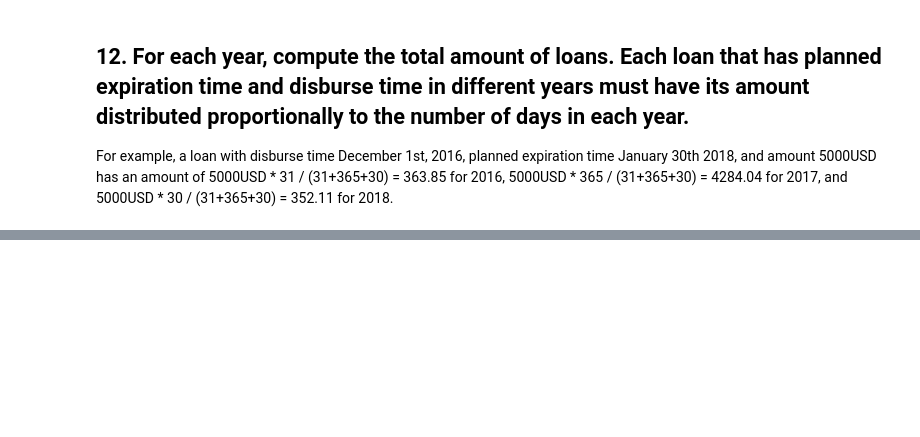
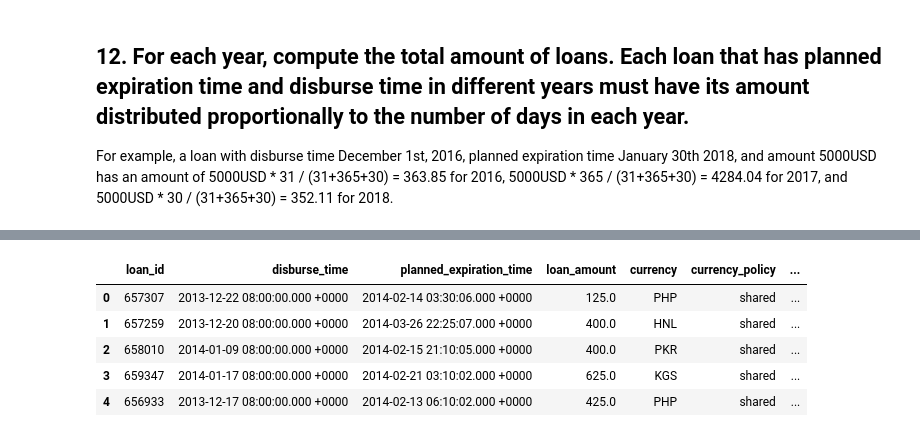
Before and after one commit to hechmik/foundations_of_cs, a Jupyter notebook: Project.ipynb, the cells around one changed output, grey strips where cells are left out. Saved outputs shown, nothing was run; the diff lists cells and outputs as text; code cells hidden in the pictures; blank space fills up the shorter version.

```diff
--- a/Project.ipynb
+++ b/Project.ipynb
@@ -1131,0 +1182,9 @@ For example, a loan with disburse time December 1st, 2016, planned expiration ti
+# %%
+loans_disburse.head()
+# %% [output]
+|  | loan_id | disburse_time | planned_expiration_time | loan_amount | currency | currency_policy | ... |
+| 0 | 657307 | 2013-12-22 08:00:00.000 +0000 | 2014-02-14 03:30:06.000 +0000 | 125.0 | PHP | shared | ... |
+| 1 | 657259 | 2013-12-20 08:00:00.000 +0000 | 2014-03-26 22:25:07.000 +0000 | 400.0 | HNL | shared | ... |
+| 2 | 658010 | 2014-01-09 08:00:00.000 +0000 | 2014-02-15 21:10:05.000 +0000 | 400.0 | PKR | shared | ... |
+| 3 | 659347 | 2014-01-17 08:00:00.000 +0000 | 2014-02-21 03:10:02.000 +0000 | 625.0 | KGS | shared | ... |
+| 4 | 656933 | 2013-12-17 08:00:00.000 +0000 | 2014-02-13 06:10:02.000 +0000 | 425.0 | PHP | shared | ... |
```
Also changed, not shown: parts of 52 cells of this notebook.
